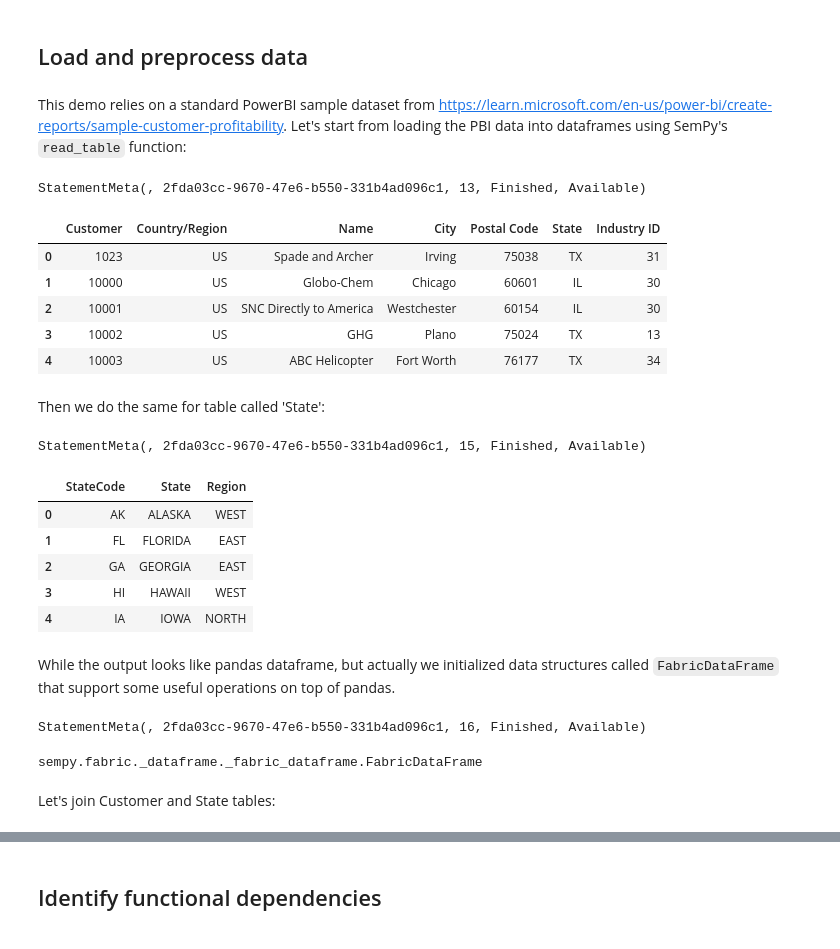
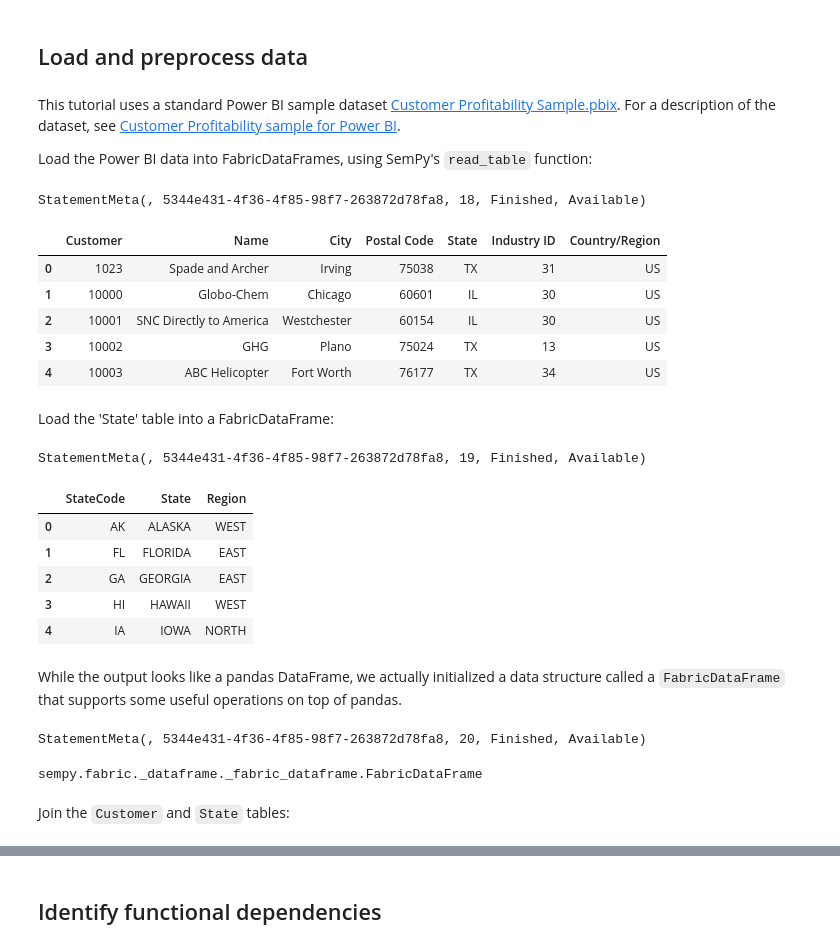
Before and after one commit to microsoft/fabric-samples, a Jupyter notebook: docs-samples/data-science/semantic-link-samples/powerbi_dependencies_tutorial.ipynb, the cells around one changed output, grey strips where cells are left out. Cells and saved outputs as stored; diff of their text form; code cells hidden in the pictures.

Commit message:
review power bi dependencies tutorial

```diff
--- a/docs-samples/data-science/semantic-link-samples/powerbi_dependencies_tutorial.ipynb
+++ b/docs-samples/data-science/semantic-link-samples/powerbi_dependencies_tutorial.ipynb
@@ -58,26 +59,28 @@ StatementMeta(, 2fda03cc-9670-47e6-b550-331b4ad096c1, 20, Finished, Available)
 # %% [markdown]
 ## Load and preprocess data
 # %% [markdown]
-This demo relies on a standard PowerBI sample dataset from https://learn.microsoft.com/en-us/power-bi/create-reports/sample-customer-profitability. Let's start from loading the PBI data into dataframes using SemPy's ``read_table`` function:
+This tutorial uses a standard Power BI sample dataset [Customer Profitability Sample.pbix](https://github.com/microsoft/fabric-samples/tree/09cb40f1ffe0a7cfec67ec0ba2fcfdc95ba750a8/docs-samples/data-science/datasets). For a description of the dataset, see [Customer Profitability sample for Power BI](https://learn.microsoft.com/en-us/power-bi/create-reports/sample-customer-profitability).
+
+Load the Power BI data into FabricDataFrames, using SemPy's ``read_table`` function:
 # %%
-dataset = "Customer Profitability Sample PBIX"
+dataset = "Customer Profitability Sample"
 customer = fabric.read_table(dataset, "Customer")
 customer.head()
 # %% [output]
-StatementMeta(, 2fda03cc-9670-47e6-b550-331b4ad096c1, 13, Finished, Available)
+StatementMeta(, 5344e431-4f36-4f85-98f7-263872d78fa8, 18, Finished, Available)
-|  | Customer | Country/Region | Name | City | Postal Code | State | Industry ID |
-| 0 | 1023 | US | Spade and Archer | Irving | 75038 | TX | 31 |
-| 1 | 10000 | US | Globo-Chem | Chicago | 60601 | IL | 30 |
-| 2 | 10001 | US | SNC Directly to America | Westchester | 60154 | IL | 30 |
-| 3 | 10002 | US | GHG | Plano | 75024 | TX | 13 |
-| 4 | 10003 | US | ABC Helicopter | Fort Worth | 76177 | TX | 34 |
+|  | Customer | Name | City | Postal Code | State | Industry ID | Country/Region |
+| 0 | 1023 | Spade and Archer | Irving | 75038 | TX | 31 | US |
+| 1 | 10000 | Globo-Chem | Chicago | 60601 | IL | 30 | US |
+| 2 | 10001 | SNC Directly to America | Westchester | 60154 | IL | 30 | US |
+| 3 | 10002 | GHG | Plano | 75024 | TX | 13 | US |
+| 4 | 10003 | ABC Helicopter | Fort Worth | 76177 | TX | 34 | US |
 # %% [markdown]
-Then we do the same for table called 'State':
+Load the 'State' table into a FabricDataFrame:
 # %%
 state = fabric.read_table(dataset, "State")
 state.head()
 # %% [output]
-StatementMeta(, 2fda03cc-9670-47e6-b550-331b4ad096c1, 15, Finished, Available)
+StatementMeta(, 5344e431-4f36-4f85-98f7-263872d78fa8, 19, Finished, Available)
 |  | StateCode | State | Region |
 | 0 | AK | ALASKA | WEST |
 | 1 | FL | FLORIDA | EAST |
@@ -85,14 +88,14 @@ StatementMeta(, 2fda03cc-9670-47e6-b550-331b4ad096c1, 15, Finished, Available)
 | 3 | HI | HAWAII | WEST |
 | 4 | IA | IOWA | NORTH |
 # %% [markdown]
-While the output looks like pandas dataframe, but actually we initialized data structures called ``FabricDataFrame`` that support some useful operations on top of pandas.
+While the output looks like a pandas DataFrame, we actually initialized a data structure called a ``FabricDataFrame`` that supports some useful operations on top of pandas.
 # %%
 type(customer)
 # %% [output]
-StatementMeta(, 2fda03cc-9670-47e6-b550-331b4ad096c1, 16, Finished, Available)
+StatementMeta(, 5344e431-4f36-4f85-98f7-263872d78fa8, 20, Finished, Available)
 sempy.fabric._dataframe._fabric_dataframe.FabricDataFrame
 # %% [markdown]
-Let's join Customer and State tables:
+Join the `Customer` and `State` tables:
 # %%
 customer_state_df = customer.merge(state, left_on="State", right_on="StateCode",  how='left')
 customer_state_df.head()
```
Also changed, not shown: parts of 34 cells of this notebook.
